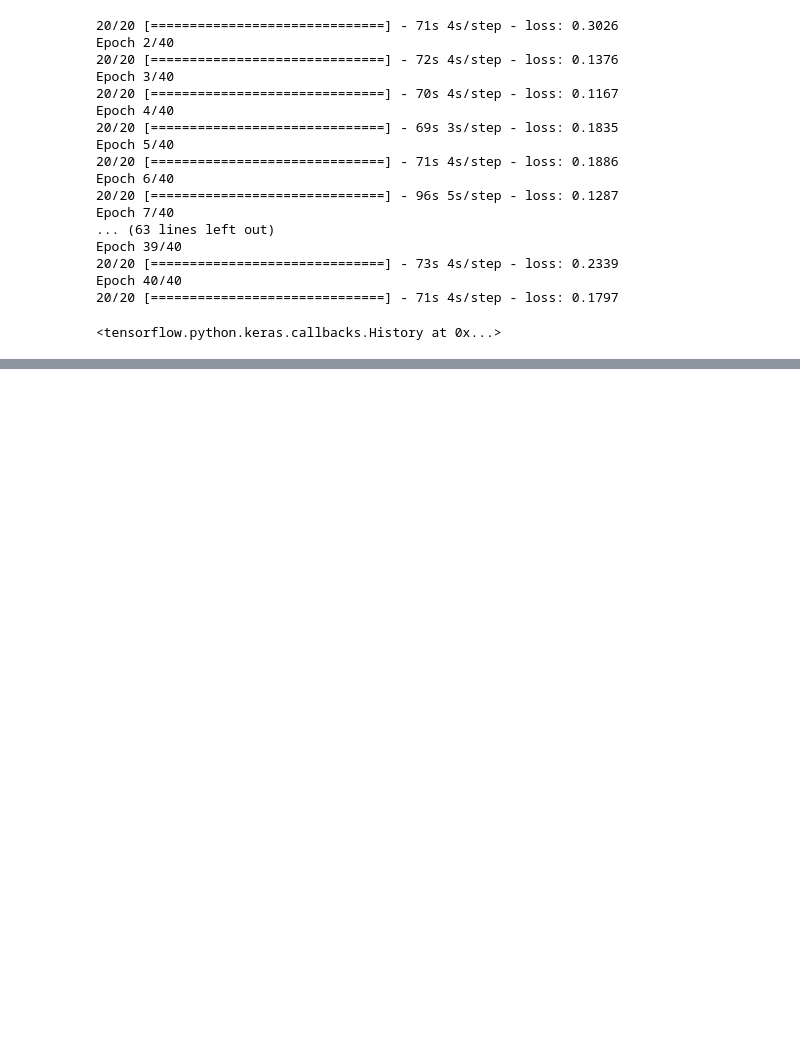
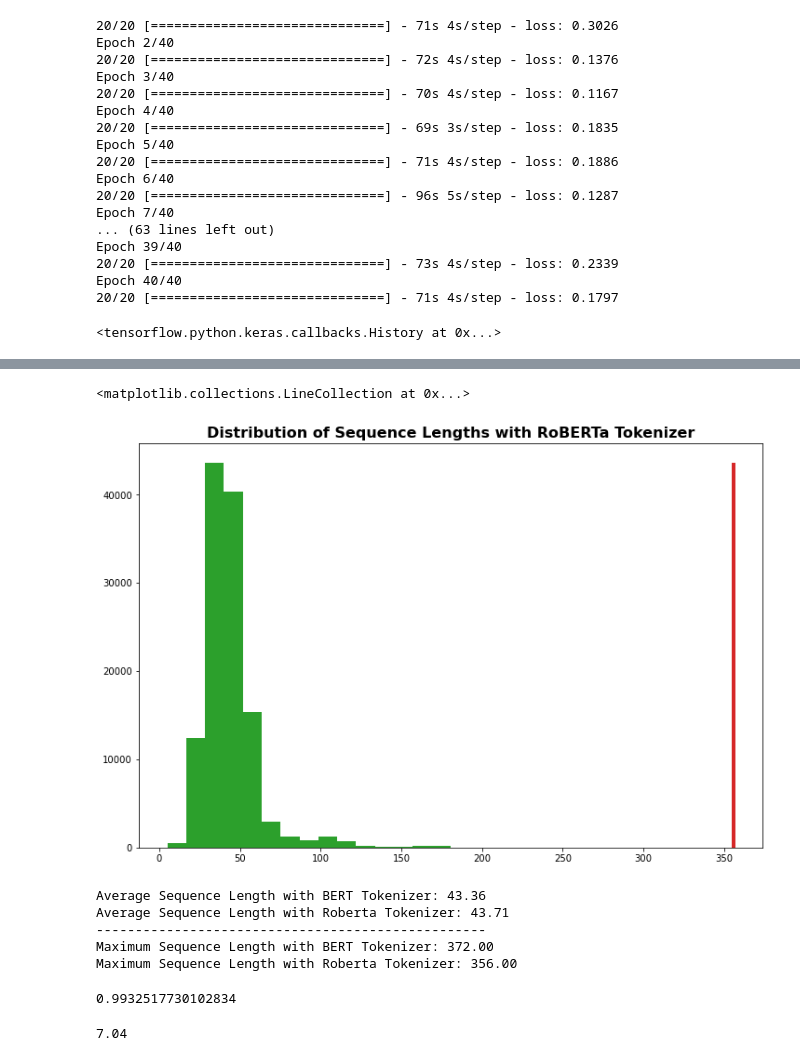
Before and after one commit to tomgoter/hf_demo, a Jupyter notebook: demo.ipynb, the cells around one changed output, grey strips where cells are left out. Drawn from its saved outputs; the diff is of its cells as text; code cells hidden in the pictures; blank space fills up the shorter version.

```diff
--- a/demo.ipynb
+++ b/demo.ipynb
@@ -215,0 +253,14 @@ tokenizer.decode(2480)
+# %%
+rtokens = []
+for sent in tqdm(train_sentences):
+    rtokens.append(rtokenizer.encode(sent))
+# %%
+rtoken_lengths = [len(t) for t in rtokens]
+# %%
+fig, ax =plt.subplots(1,1, figsize=(12,8))
+h = ax.hist(rtoken_lengths, bins=30, color='tab:green')
+ax.set_title('Distribution of Sequence Lengths with RoBERTa Tokenizer', fontweight='bold',fontsize=16)
+ax.vlines(np.max(rtoken_lengths), 0, max(h[0]),color='tab:red', linewidth=4)
+# %% [output]
+<matplotlib.collections.LineCollection at 0x...>
+[figure, added]
@@ -215,0 +272,20 @@ tokenizer.decode(2480)
+# %%
+print(f'Average Sequence Length with BERT Tokenizer: {np.mean(token_lengths):3.2f}')
+print(f'Average Sequence Length with Roberta Tokenizer: {np.mean(rtoken_lengths):3.2f}')
+print(50*'-')
+print(f'Maximum Sequence Length with BERT Tokenizer: {np.max(token_lengths):3.2f}')
+print(f'Maximum Sequence Length with Roberta Tokenizer: {np.max(rtoken_lengths):3.2f}')
+# %% [output]
+Average Sequence Length with BERT Tokenizer: 43.36
+Average Sequence Length with Roberta Tokenizer: 43.71
+--------------------------------------------------
+Maximum Sequence Length with BERT Tokenizer: 372.00
+Maximum Sequence Length with Roberta Tokenizer: 356.00
+# %%
+np.math.log(2.7)
+# %% [output]
+0.9932517730102834
+# %%
+110000000*64/1e9
+# %% [output]
+7.04
```
Also changed, not shown: parts of 38 cells of this notebook.
